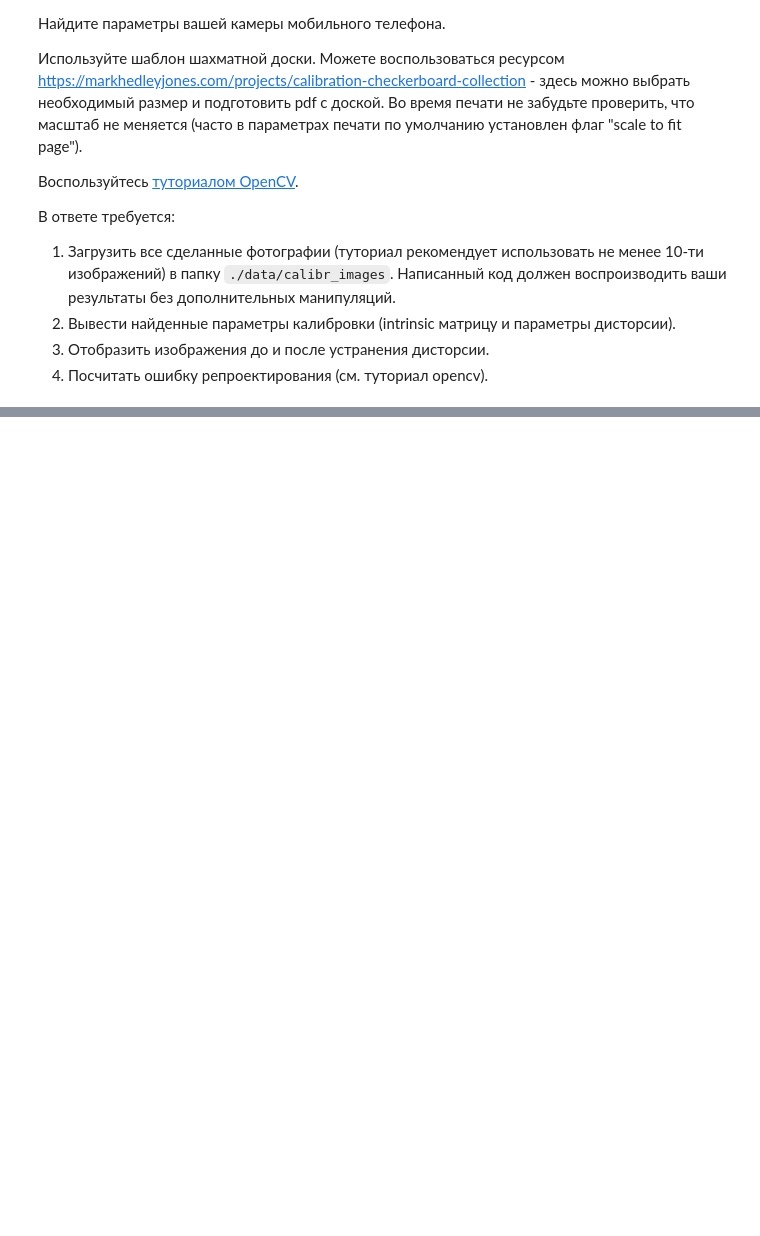
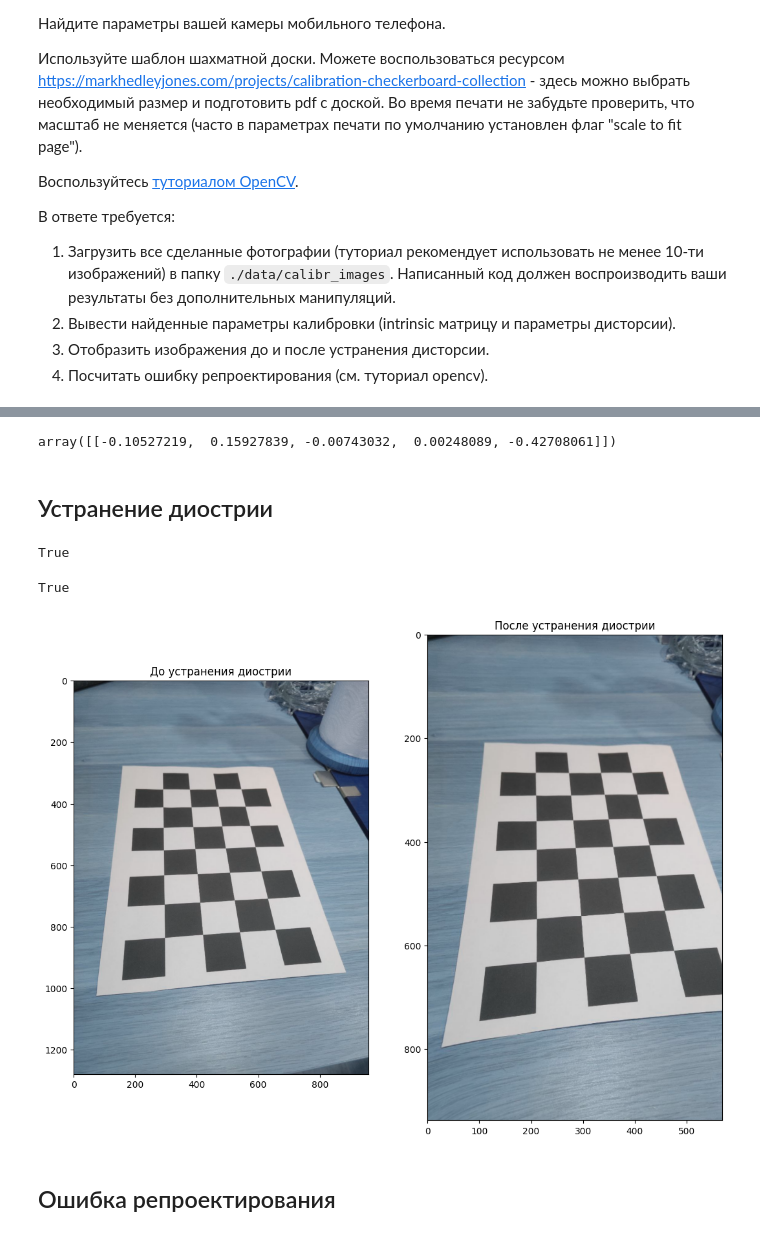
Before and after one commit to MaryKuznet/cv_course_2024, a Jupyter notebook: seminars/seminar_04/Seminar_4.ipynb, the cells around one changed output, grey strips where cells are left out. Drawn from its saved outputs; the diff is of its cells as text; code cells hidden in the pictures; blank space fills up the shorter version.

```diff
--- a/seminars/seminar_04/Seminar_4.ipynb
+++ b/seminars/seminar_04/Seminar_4.ipynb
@@ -368,0 +472,2 @@ $y_{dist} = y\frac{1+k_{1}r^{2}+k_{2}r^{4} + k_{3}r^{6}}{1+k_{4}r^{2}+k_{5}r^{4}
+# %%
+ret, mtx, dist, rvecs, tvecs = cv2.calibrateCamera(objpoints, imgpoints, gray.shape[::-1], None, None)
@@ -368,0 +482,49 @@ $y_{dist} = y\frac{1+k_{1}r^{2}+k_{2}r^{4} + k_{3}r^{6}}{1+k_{4}r^{2}+k_{5}r^{4}
+# %%
+dist
+# %% [output]
+array([[-0.10527219,  0.15927839, -0.00743032,  0.00248089, -0.42708061]])
+# %% [markdown]
+## Устранение диострии
+# %%
+#img = cv2.imread('left12.jpg')
+img = cv2.imread('old_img.jpg')
+h,  w = img.shape[:2]
+newcameramtx, roi = cv2.getOptimalNewCameraMatrix(mtx, dist, (w,h), 1, (w,h))
+# %%
+# undistort
+dst = cv2.undistort(img, mtx, dist, None, newcameramtx)
+
+# crop the image
+x, y, w, h = roi
+dst = dst[y:y+h, x:x+w]
+cv2.imwrite('calibresult.png', dst)
+# %% [output]
+True
+# %%
+# undistort
+mapx, mapy = cv2.initUndistortRectifyMap(mtx, dist, None, newcameramtx, (w,h), 5)
+dst = cv2.remap(img, mapx, mapy, cv2.INTER_LINEAR)
+
+# crop the image
+x, y, w, h = roi
+dst = dst[y:y+h, x:x+w]
+cv2.imwrite('calibresult.png', dst)
+# %% [output]
+True
+# %%
+plt.figure(figsize=[20, 40])
+
+plt.subplot(132)
+plt.imshow(img)
+plt.title('До устранения диострии')
+
+plt.subplot(133)
+plt.imshow(dst)
+plt.title('После устранения диострии')
+
+# Display the plot
+plt.show()
+# %% [output]
+[figure, added]
+# %% [markdown]
+## Ошибка репроектирования
```
Also changed, not shown: parts of 10 cells of this notebook, 13 other files.
